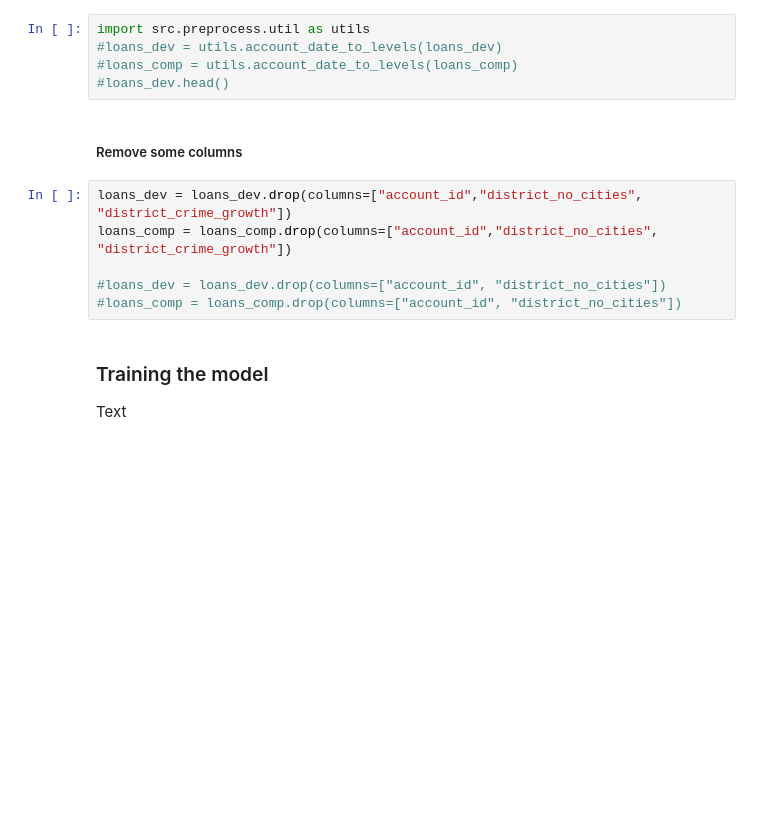
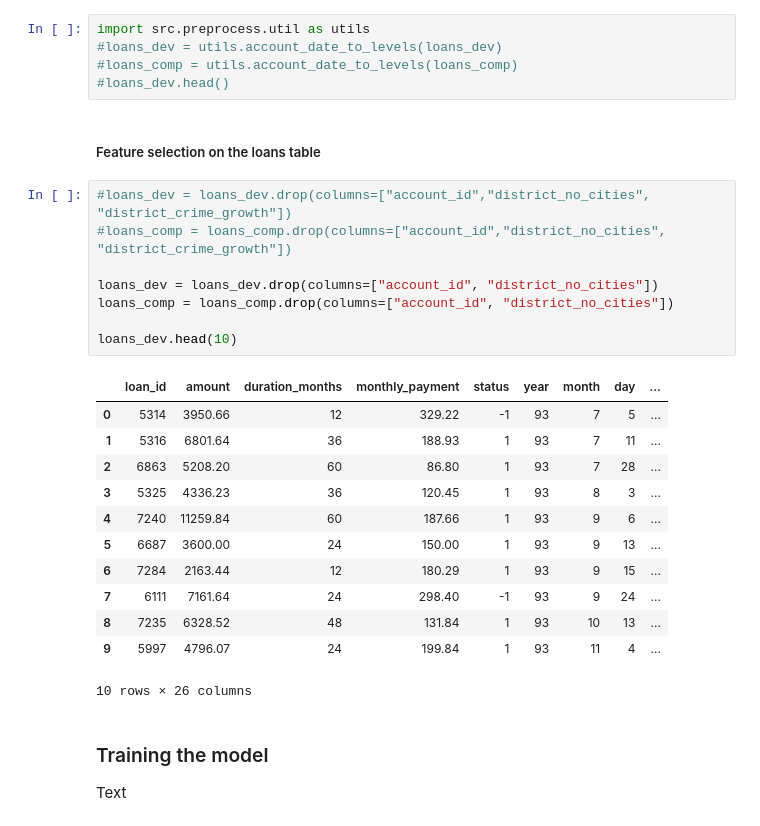
Before and after one commit to bdmendes/feup-ac-banking, a Jupyter notebook: project.ipynb, the cells around one changed output. Drawn from its saved outputs; the diff is of its cells as text; blank space fills up the shorter version.

```diff
--- a/project.ipynb
+++ b/project.ipynb
@@ -292,14 +292,29 @@ import src.preprocess.util as utils
 #loans_dev = utils.account_date_to_levels(loans_dev)
 #loans_comp = utils.account_date_to_levels(loans_comp)
 #loans_dev.head()
-# %% [markdown]
-##### Remove some columns
+# %% [markdown]
+##### Feature selection on the loans table
 # %%
-loans_dev = loans_dev.drop(columns=["account_id","district_no_cities", "district_crime_growth"])
-loans_comp = loans_comp.drop(columns=["account_id","district_no_cities", "district_crime_growth"])
+#loans_dev = loans_dev.drop(columns=["account_id","district_no_cities", "district_crime_growth"])
+#loans_comp = loans_comp.drop(columns=["account_id","district_no_cities", "district_crime_growth"])
 
-#loans_dev = loans_dev.drop(columns=["account_id", "district_no_cities"])
-#loans_comp = loans_comp.drop(columns=["account_id", "district_no_cities"])
+loans_dev = loans_dev.drop(columns=["account_id", "district_no_cities"])
+loans_comp = loans_comp.drop(columns=["account_id", "district_no_cities"])
+
+loans_dev.head(10)
+# %% [output]
+|  | loan_id | amount | duration_months | monthly_payment | status | year | month | day | ... |
+| 0 | 5314 | 3950.66 | 12 | 329.22 | -1 | 93 | 7 | 5 | ... |
+| 1 | 5316 | 6801.64 | 36 | 188.93 | 1 | 93 | 7 | 11 | ... |
+| 2 | 6863 | 5208.20 | 60 | 86.80 | 1 | 93 | 7 | 28 | ... |
+| 3 | 5325 | 4336.23 | 36 | 120.45 | 1 | 93 | 8 | 3 | ... |
+| 4 | 7240 | 11259.84 | 60 | 187.66 | 1 | 93 | 9 | 6 | ... |
+| 5 | 6687 | 3600.00 | 24 | 150.00 | 1 | 93 | 9 | 13 | ... |
+| 6 | 7284 | 2163.44 | 12 | 180.29 | 1 | 93 | 9 | 15 | ... |
+| 7 | 6111 | 7161.64 | 24 | 298.40 | -1 | 93 | 9 | 24 | ... |
+| 8 | 7235 | 6328.52 | 48 | 131.84 | 1 | 93 | 10 | 13 | ... |
+| 9 | 5997 | 4796.07 | 24 | 199.84 | 1 | 93 | 11 | 4 | ... |
+10 rows × 26 columns
 # %% [markdown]
 ### Training the model
 
```
Also changed, not shown: parts of 11 cells of this notebook.
